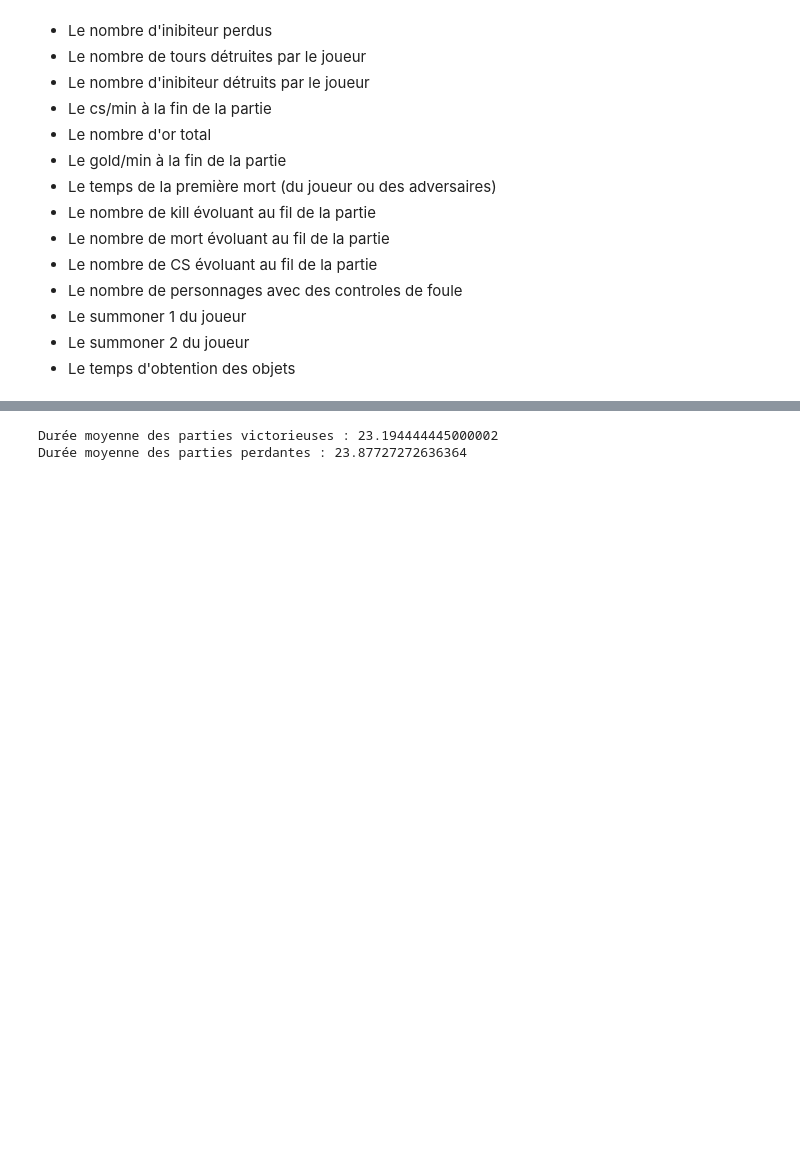
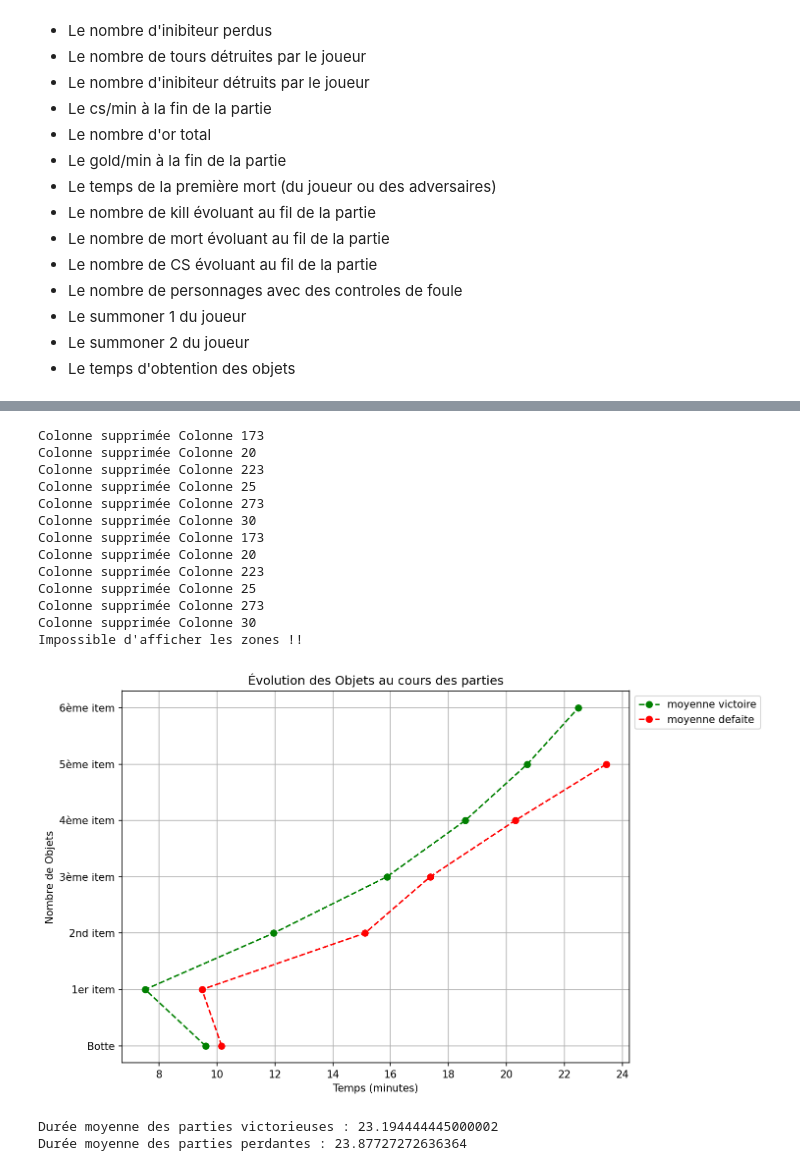
Before and after one commit to thibaut-ceci/5B1C, a Jupyter notebook: 5B1C.ipynb, the cells around one changed output, grey strips where cells are left out. Drawn from its saved outputs; the diff is of its cells as text; code cells hidden in the pictures; blank space fills up the shorter version.

```diff
--- a/5B1C.ipynb
+++ b/5B1C.ipynb
@@ -135,3 +108,20 @@ plt.show()
+# %%
+lib.plot_colonnes(victoire, defaite, "Temps numérique objets", "Objets", 'Nombre de Objets', 'Évolution des Objets au cours des parties', plot_games = False)
+# %% [output]
+Colonne supprimée Colonne 173
+Colonne supprimée Colonne 20
+Colonne supprimée Colonne 223
+Colonne supprimée Colonne 25
+Colonne supprimée Colonne 273
+Colonne supprimée Colonne 30
+Colonne supprimée Colonne 173
+Colonne supprimée Colonne 20
+Colonne supprimée Colonne 223
+Colonne supprimée Colonne 25
+Colonne supprimée Colonne 273
+Colonne supprimée Colonne 30
+Impossible d'afficher les zones !!
+[figure, added]
 # %%
 print("Durée moyenne des parties victorieuses :", victoire["Vrai temps"].mean())
 print("Durée moyenne des parties perdantes :", defaite["Vrai temps"].mean())
```
Also changed, not shown: parts of 15 cells of this notebook, 4 other files.
